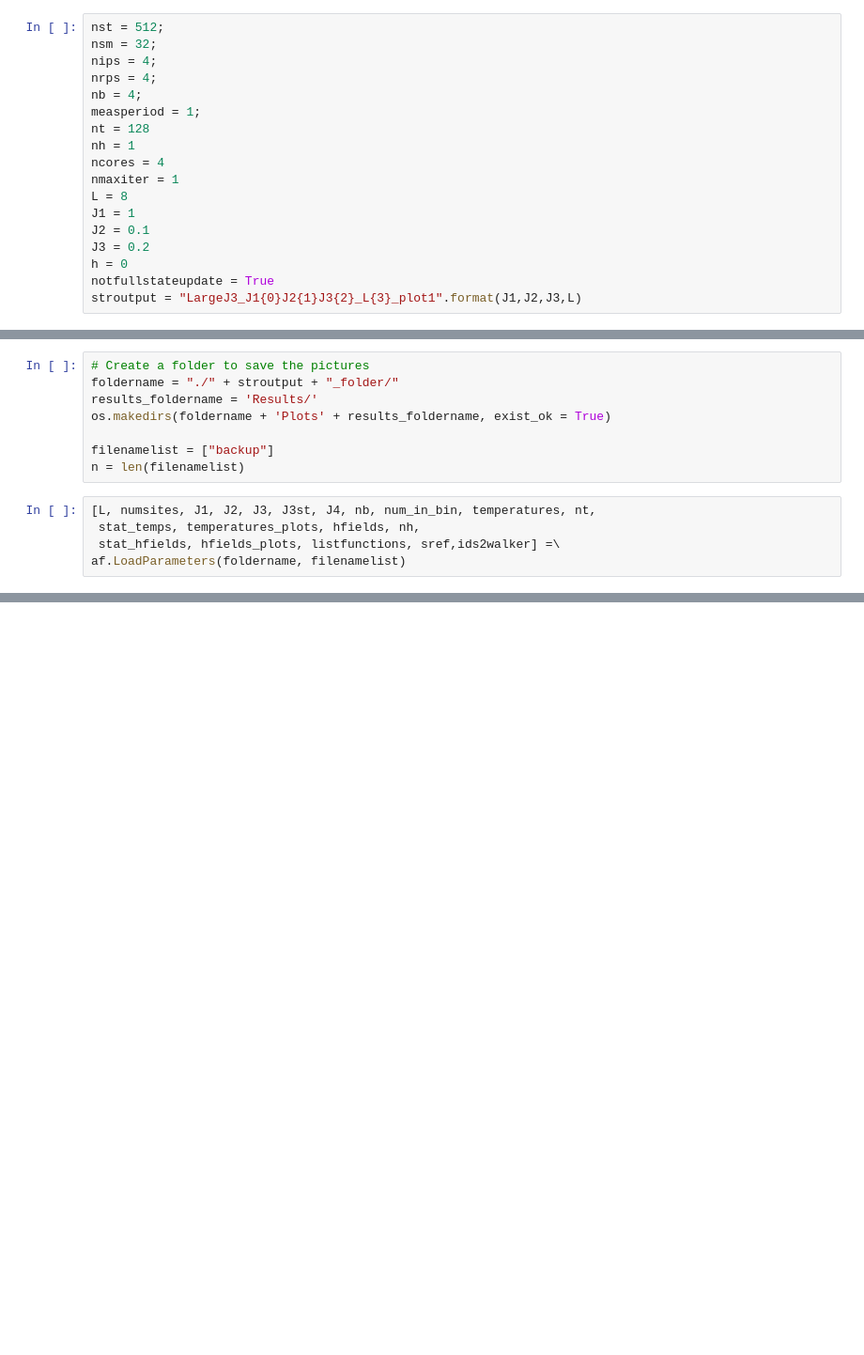
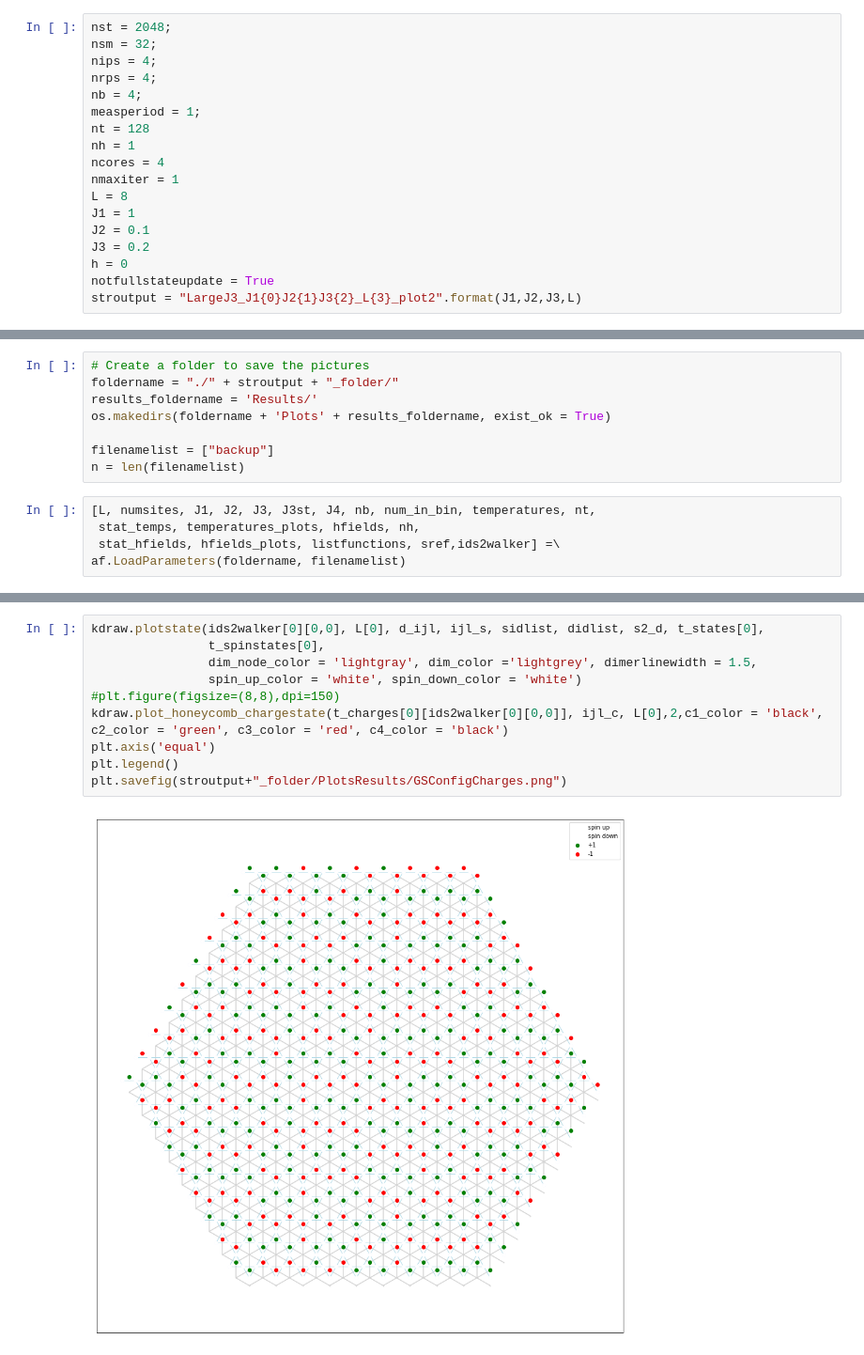
Before and after one commit to jeannecolbois/myopic-dual-worm, a Jupyter notebook: dualworm-kagome/GroundStates/GroundStateGenerator-LargeJ3.ipynb, the cells around one changed output, grey strips where cells are left out. Shown at 94% size. Drawn from its saved outputs; the diff is of its cells as text; blank space fills up the shorter version.

Commit message:
Ground states analysis continued

```diff
--- a/dualworm-kagome/GroundStates/GroundStateGenerator-LargeJ3.ipynb
+++ b/dualworm-kagome/GroundStates/GroundStateGenerator-LargeJ3.ipynb
@@ -28,5 +36,5 @@ ImportError: No module named 'numpy'
 # %%
-nst = 512;
+nst = 2048;
 nsm = 32;
 nips = 4;
 nrps = 4;
@@ -42,7 +50,7 @@ J2 = 0.1
 J3 = 0.2
 h = 0
 notfullstateupdate = True
-stroutput = "LargeJ3_J1{0}J2{1}J3{2}_L{3}_plot1".format(J1,J2,J3,L)
+stroutput = "LargeJ3_J1{0}J2{1}J3{2}_L{3}_plot2".format(J1,J2,J3,L)
 # %%
 def genArgs():
     parser = argparse.ArgumentParser()
@@ -203,0 +235,12 @@ plt.legend()
+# %%
+kdraw.plotstate(ids2walker[0][0,0], L[0], d_ijl, ijl_s, sidlist, didlist, s2_d, t_states[0],
+                t_spinstates[0],
+                dim_node_color = 'lightgray', dim_color ='lightgrey', dimerlinewidth = 1.5,
+                spin_up_color = 'white', spin_down_color = 'white')
+#plt.figure(figsize=(8,8),dpi=150)
+kdraw.plot_honeycomb_chargestate(t_charges[0][ids2walker[0][0,0]], ijl_c, L[0],2,c1_color = 'black', c2_color = 'green', c3_color = 'red', c4_color = 'black')
+plt.axis('equal')
+plt.legend()
+plt.savefig(stroutput+"_folder/PlotsResults/GSConfigCharges.png")
+# %% [output]
+[figure, added]
```
Also changed, not shown: parts of 12 cells of this notebook, 1 other file.
